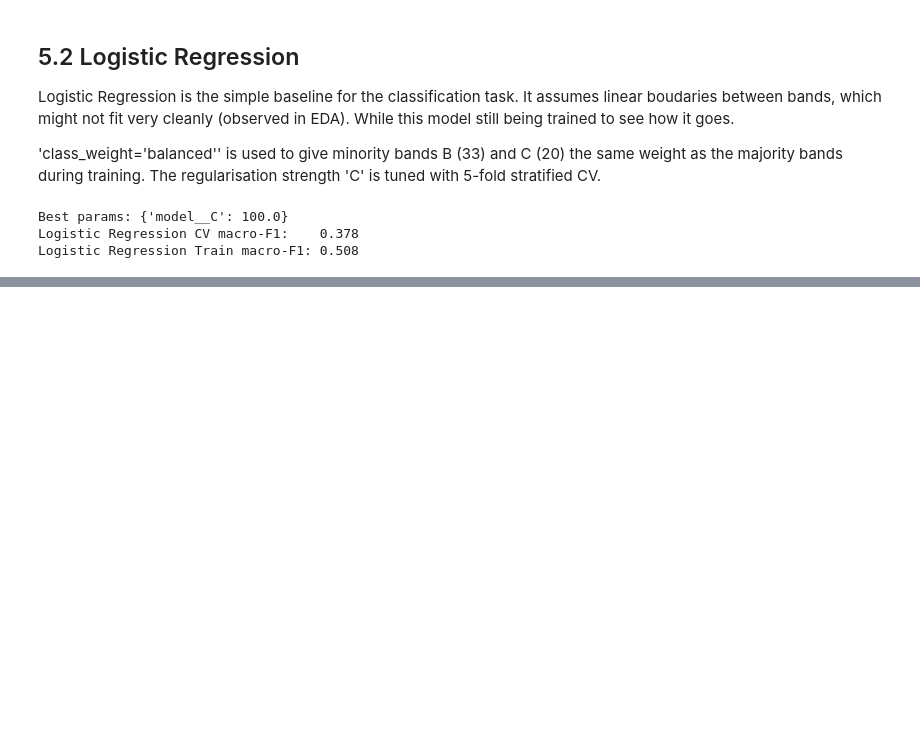
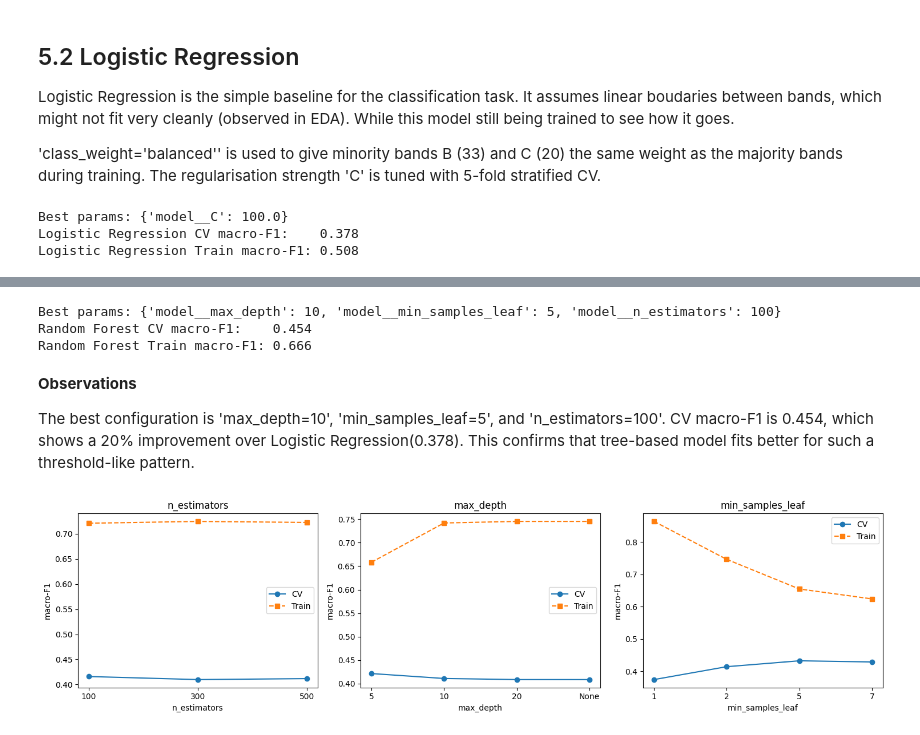
Before and after one commit to Ming-Liu-1170030/1170030-riverWQ, a Jupyter notebook: src/02_modelling.ipynb, the cells around one changed output, grey strips where cells are left out. Drawn from its saved outputs; the diff is of its cells as text; code cells hidden in the pictures; blank space fills up the shorter version.

```diff
--- a/src/02_modelling.ipynb
+++ b/src/02_modelling.ipynb
@@ -543,0 +637,76 @@ Logistic Regression Train macro-F1: 0.508
+# %%
+# Build pipeline: preprocessing + random forest classifier
+rfc_pipe = Pipeline([
+    ('pre', preprocessor),
+    ('model', RandomForestClassifier(
+        class_weight='balanced',
+        random_state=42,
+        n_jobs=-1,
+    ))
+])
+# Hyperparameter grid
+param_grid = {
+    'model__n_estimators': [100, 300, 500],
+    'model__max_depth': [5, 10, 20, None],
+    'model__min_samples_leaf': [1, 2, 5, 7],
+}
+
+# GridSearchCV with stratified CV
+rfc_grid = GridSearchCV(
+    rfc_pipe,
+    param_grid=param_grid,
+    cv=StratifiedKFold(n_splits=5, shuffle=True, random_state=42),
+    scoring='f1_macro',
+    n_jobs=-1,
+    return_train_score=True,
+)
+
+rfc_grid.fit(X_train, y_clf_train)
+
+# Best result
+rfc_cv_f1 = rfc_grid.best_score_
+rfc_best_params = rfc_grid.best_params_
+
+# Train F1
+rfc_train_pred = rfc_grid.best_estimator_.predict(X_train)
+rfc_train_f1 = f1_score(y_clf_train, rfc_train_pred, average='macro')
+
+print(f"Best params: {rfc_best_params}")
+print(f"Random Forest CV macro-F1:    {rfc_cv_f1:.3f}")
+print(f"Random Forest Train macro-F1: {rfc_train_f1:.3f}")
+# %% [output]
+Best params: {'model__max_depth': 10, 'model__min_samples_leaf': 5, 'model__n_estimators': 100}
+Random Forest CV macro-F1:    0.454
+Random Forest Train macro-F1: 0.666
+# %% [markdown]
+**Observations**
+
+The best configuration is 'max_depth=10', 'min_samples_leaf=5', and 'n_estimators=100'. CV macro-F1 is 0.454, which shows a 20% improvement over Logistic Regression(0.378). This confirms that tree-based model fits better for such a threshold-like pattern.
+# %%
+# Pull GridSearchCV results
+results = pd.DataFrame(rfc_grid.cv_results_)
+results['cv_f1'] = results['mean_test_score']
+results['train_f1'] = results['mean_train_score']
+
+# Fill None with string so groupby keeps it
+results['param_model__max_depth'] = results['param_model__max_depth'].fillna('None')
+
+# Plot one subplot per hyperparameter
+fig, axes = plt.subplots(1, 3, figsize=(15, 4))
+
+for ax, param in zip(axes, ['n_estimators', 'max_depth', 'min_samples_leaf']):
+    col = f'param_model__{param}'
+    grouped = results.groupby(col)[['cv_f1', 'train_f1']].mean()
+
+    ax.plot(grouped.index.astype(str), grouped['cv_f1'], 'o-', label='CV')
+    ax.plot(grouped.index.astype(str), grouped['train_f1'], 's--', label='Train')
+    ax.set_xlabel(param)
+    ax.set_ylabel('macro-F1')
+    ax.set_title(param)
+    ax.legend()
+
+plt.tight_layout()
+plt.savefig('../figures/16_classification_rf_tuning.png', dpi=150, bbox_inches='tight')
+plt.show()
+# %% [output]
+[figure, added]
```
Also changed, not shown: parts of 22 cells of this notebook, 9 other files.
